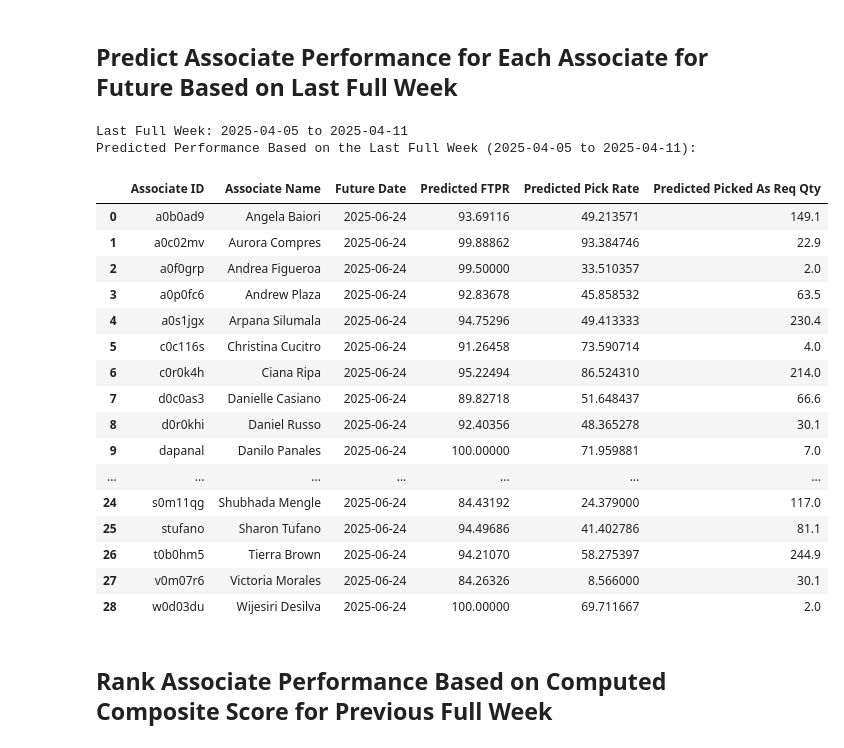
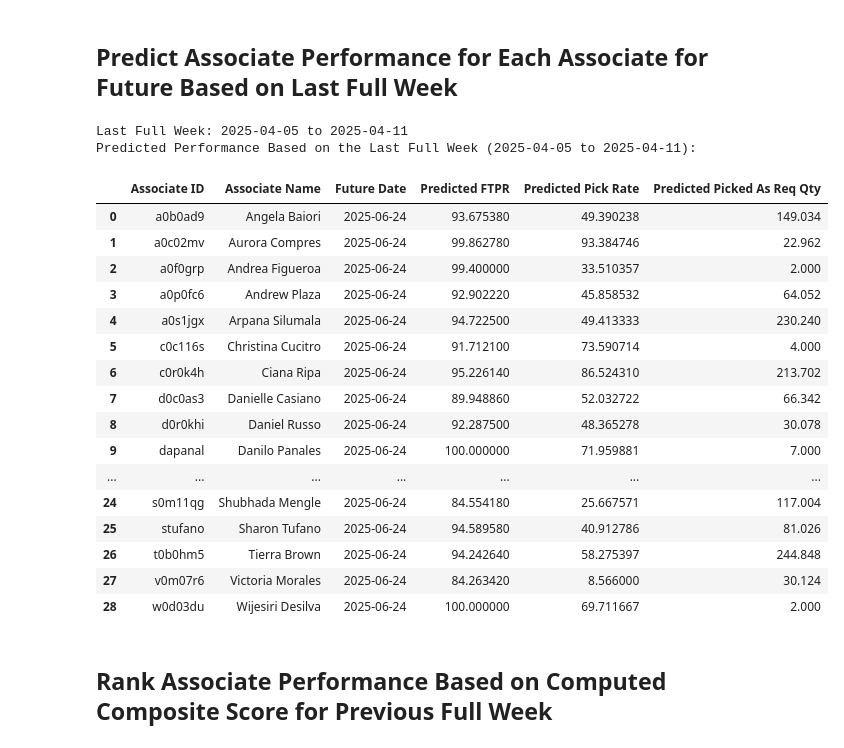
Before and after one commit to toogoodbruh/WalmartMetrics, a Jupyter notebook: WalmartAssociateMetrics.ipynb, the cells around one changed output. Cells and saved outputs as stored; diff of their text form; code cells hidden in the pictures.

```diff
--- a/WalmartAssociateMetrics.ipynb
+++ b/WalmartAssociateMetrics.ipynb
@@ -1709,11 +1802,12 @@ from sklearn.preprocessing import StandardScaler
 import time
 
 start_time = time.time()
-
+added_features = ['First Disp Pick Qty', 'First Pick Assgn Qty']
 # Define features (X) and target variables (y)
 X = df[['Pick Hours', 'Qty Req to Pick', 'Picked As Req Qty',
         'Substitution Qty', 'Nil Pick Qty', 'Exception Qty Req to Pick',
-        'Exception Picked As Req Qty', 'Exception Substitution Qty', 'Exception Nil Pick Qty']]
+        'Exception Picked As Req Qty', 'Exception Substitution Qty', 'Exception Nil Pick Qty',
+        'First Disp Pick Qty', 'First Pick Assgn Qty']]
 y_ftpr = df['FTPR']
 y_pick_rate = df['Pick Rate']
 y_picked_as_req_qty = df['Picked As Req Qty']  # New target variable
@@ -2084,12 +2228,8 @@ df.loc[(df['Associate ID'] == 'mgs004k') & (df['Day of Pick Date'].astype('datet
 <h2>Predict Each Associate's Performance Based on All Historical Data</h2>
 # %%
 # Step 1: Compute historical averages for each associate
-associate_averages = df.groupby(['Associate ID', 'Associate Name'])[[
-    'Pick Hours', 'Qty Req to Pick', 'Picked As Req Qty',
-    'Substitution Qty', 'Nil Pick Qty', 'Exception Qty Req to Pick',
-    'Exception Picked As Req Qty', 'Exception Substitution Qty',
-    'Exception Nil Pick Qty'
-]].mean().reset_index()
+df[features_list] = df[features_list].apply(pd.to_numeric, errors='coerce')
+associate_averages = df.groupby(['Associate ID', 'Associate Name'])[features_list].mean().reset_index()
 
 # Step 2: Create input data for each associate
 # Add a future date column for clarity (optional)
@@ -2136,56 +2276,53 @@ last_full_week = full_weeks['Week'].iloc[-1]
 last_week_data = full_weeks[full_weeks['Week'] == last_full_week]
 print(f"Last Full Week: {last_full_week}")
 
 # Calculate averages for the features from the last full week
-associate_averages_lw = last_week_data.groupby(['Associate ID', 'Associate Name'])[[
-    'Pick Hours', 'Qty Req to Pick', 'Picked As Req Qty',
-    'Substitution Qty', 'Nil Pick Qty', 'Exception Qty Req to Pick',
-    'Exception Picked As Req Qty', 'Exception Substitution Qty',
-    'Exception Nil Pick Qty'
-]].mean().reset_index()
+associate_averages_lw = last_week_data.groupby(['Associate ID', 'Associate Name'])[features_list].mean().reset_index()
 
 # Add a future date column for clarity (optional)
 future_date = "2025-06-24"  # Example future date
 associate_averages_lw['Future Date'] = future_date
 
 # Scale the features using only the original feature columns
-feature_columns = [
+'''feature_columns = [
     'Pick Hours', 'Qty Req to Pick', 'Picked As Req Qty',
     'Substitution Qty', 'Nil Pick Qty', 'Exception Qty Req to Pick',
     'Exception Picked As Req Qty', 'Exception Substitution Qty',
     'Exception Nil Pick Qty'
 ]
+'''
+feature_columns = features_list
 scaled_features = scaler.transform(associate_averages_lw[feature_columns])
 
 # Predict performance for each associate based on the last full week
 associate_averages_lw['Predicted FTPR'] = best_model_ftpr.predict(scaled_features)
 associate_averages_lw['Predicted Pick Rate'] = best_model_pick_rate.predict(scaled_features)
 associate_averages_lw['Predicted Picked As Req Qty'] = best_model_picked_as_req_qty.predict(scaled_features)
 
 # Display the results
 print(f"Predicted Performance Based on the Last Full Week ({last_full_week}):")
 #print(associate_averages_lw[['Associate ID', 'Associate Name', 'Future Date', 'Predicted FTPR', 'Predicted Pick Rate', 'Predicted Picked As Req Qty']])
 associate_averages_lw[['Associate ID', 'Associate Name', 'Future Date', 'Predicted FTPR', 'Predicted Pick Rate', 'Predicted Picked As Req Qty']]
 # %% [output]
 Last Full Week: 2025-04-05 to 2025-04-11
 Predicted Performance Based on the Last Full Week (2025-04-05 to 2025-04-11):
 |  | Associate ID | Associate Name | Future Date | Predicted FTPR | Predicted Pick Rate | Predicted Picked As Req Qty |
-| 0 | a0b0ad9 | Angela Baiori | 2025-06-24 | 93.69116 | 49.213571 | 149.1 |
-| 1 | a0c02mv | Aurora Compres | 2025-06-24 | 99.88862 | 93.384746 | 22.9 |
-| 2 | a0f0grp | Andrea Figueroa | 2025-06-24 | 99.50000 | 33.510357 | 2.0 |
-| 3 | a0p0fc6 | Andrew Plaza | 2025-06-24 | 92.83678 | 45.858532 | 63.5 |
-| 4 | a0s1jgx | Arpana Silumala | 2025-06-24 | 94.75296 | 49.413333 | 230.4 |
-| 5 | c0c116s | Christina Cucitro | 2025-06-24 | 91.26458 | 73.590714 | 4.0 |
-| 6 | c0r0k4h | Ciana Ripa | 2025-06-24 | 95.22494 | 86.524310 | 214.0 |
-| 7 | d0c0as3 | Danielle Casiano | 2025-06-24 | 89.82718 | 51.648437 | 66.6 |
-| 8 | d0r0khi | Daniel Russo | 2025-06-24 | 92.40356 | 48.365278 | 30.1 |
-| 9 | dapanal | Danilo Panales | 2025-06-24 | 100.00000 | 71.959881 | 7.0 |
+| 0 | a0b0ad9 | Angela Baiori | 2025-06-24 | 93.675380 | 49.390238 | 149.034 |
+| 1 | a0c02mv | Aurora Compres | 2025-06-24 | 99.862780 | 93.384746 | 22.962 |
+| 2 | a0f0grp | Andrea Figueroa | 2025-06-24 | 99.400000 | 33.510357 | 2.000 |
+| 3 | a0p0fc6 | Andrew Plaza | 2025-06-24 | 92.902220 | 45.858532 | 64.052 |
+| 4 | a0s1jgx | Arpana Silumala | 2025-06-24 | 94.722500 | 49.413333 | 230.240 |
+| 5 | c0c116s | Christina Cucitro | 2025-06-24 | 91.712100 | 73.590714 | 4.000 |
+| 6 | c0r0k4h | Ciana Ripa | 2025-06-24 | 95.226140 | 86.524310 | 213.702 |
+| 7 | d0c0as3 | Danielle Casiano | 2025-06-24 | 89.948860 | 52.032722 | 66.342 |
+| 8 | d0r0khi | Daniel Russo | 2025-06-24 | 92.287500 | 48.365278 | 30.078 |
+| 9 | dapanal | Danilo Panales | 2025-06-24 | 100.000000 | 71.959881 | 7.000 |
 | ... | ... | ... | ... | ... | ... | ... |
-| 24 | s0m11qg | Shubhada Mengle | 2025-06-24 | 84.43192 | 24.379000 | 117.0 |
-| 25 | stufano | Sharon Tufano | 2025-06-24 | 94.49686 | 41.402786 | 81.1 |
-| 26 | t0b0hm5 | Tierra Brown | 2025-06-24 | 94.21070 | 58.275397 | 244.9 |
-| 27 | v0m07r6 | Victoria Morales | 2025-06-24 | 84.26326 | 8.566000 | 30.1 |
-| 28 | w0d03du | Wijesiri Desilva | 2025-06-24 | 100.00000 | 69.711667 | 2.0 |
+| 24 | s0m11qg | Shubhada Mengle | 2025-06-24 | 84.554180 | 25.667571 | 117.004 |
+| 25 | stufano | Sharon Tufano | 2025-06-24 | 94.589580 | 40.912786 | 81.026 |
+| 26 | t0b0hm5 | Tierra Brown | 2025-06-24 | 94.242640 | 58.275397 | 244.848 |
+| 27 | v0m07r6 | Victoria Morales | 2025-06-24 | 84.263420 | 8.566000 | 30.124 |
+| 28 | w0d03du | Wijesiri Desilva | 2025-06-24 | 100.000000 | 69.711667 | 2.000 |
 # %% [markdown]
 <h2>Rank Associate Performance Based on Computed Composite Score for Previous Full Week</h2>
 # %%
```
Also changed, not shown: parts of 24 cells of this notebook.
